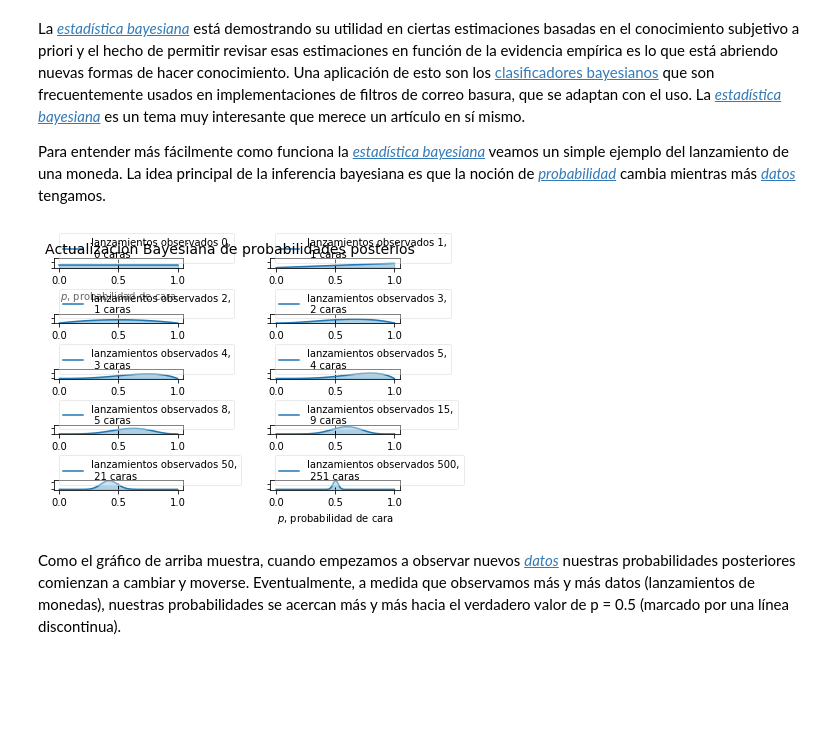
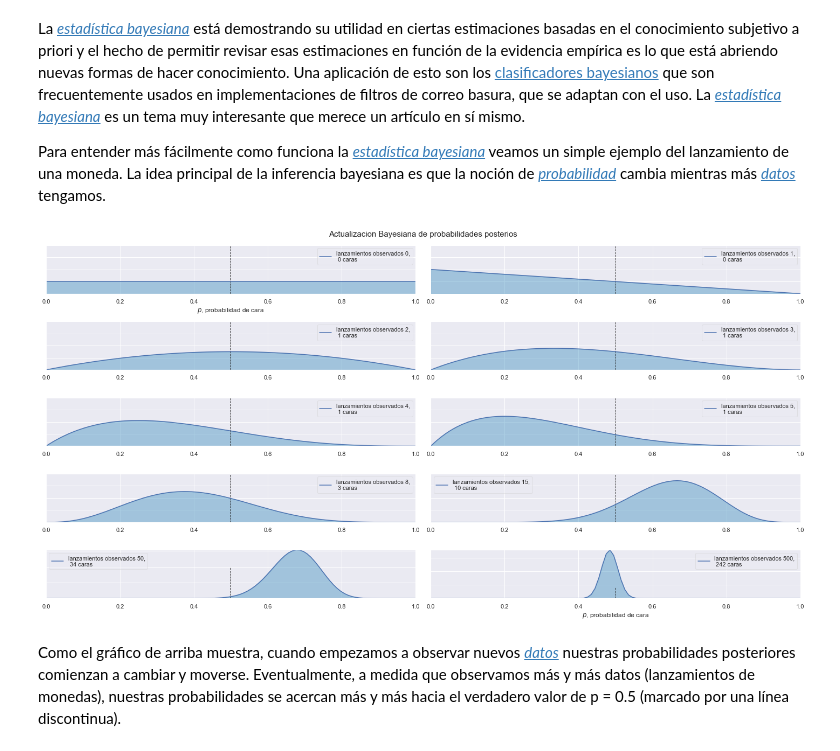
Before and after one commit to thebridge-tech/DataScience_PRE_Week3, a Jupyter notebook: WP3_WU_WEN_M.ipynb, the cells around one changed output. Drawn from its saved outputs; the diff is of its cells as text; code cells hidden in the pictures; blank space fills up the shorter version.

```diff
--- a/WP3_WU_WEN_M.ipynb
+++ b/WP3_WU_WEN_M.ipynb
@@ -40,9 +40,19 @@ import matplotlib.pyplot as plt
 import numpy as np # importando numpy
 import pandas as pd # importando pandas
 from scipy import stats
+import seaborn as sns
 
 np.random.seed(2131982) # para poder replicar el random
 
+import matplotlib.pyplot as plt # importando matplotlib
+import seaborn as sns # importando seaborn
+
+# parametros esteticos de seaborn
+# sns.set_palette("PuBuGn_d", desat=.6)
+sns.set_palette("Dark2")
+sns.set_context(rc={"figure.figsize": (8, 4)})
+#sns.set()
+
 %matplotlib inline
 # %%
 # Ejemplo ley de grandes números
@@ -140,34 +150,35 @@ La *[estadística bayesiana](https://es.wikipedia.org/wiki/Estad%C3%ADstica_baye
 Para entender más fácilmente como funciona la *[estadística bayesiana](https://es.wikipedia.org/wiki/Estad%C3%ADstica_bayesiana)* veamos un simple ejemplo del lanzamiento de una moneda. La idea principal de la inferencia bayesiana es que la noción de *[probabilidad](https://es.wikipedia.org/wiki/Probabilidad)* cambia mientras más *[datos](https://es.wikipedia.org/wiki/Dato)* tengamos.
 # %%
 sns.set_context(rc={"figure.figsize": (11, 9)})
-
+plt.figure(figsize=(20,10))
+sns.set()
 dist = stats.beta
 n_trials = [0, 1, 2, 3, 4, 5, 8, 15, 50, 500]
 data = stats.bernoulli.rvs(0.5, size=n_trials[-1])
 x = np.linspace(0, 1, 100)
 
 for k, N in enumerate(n_trials):
     sx = plt.subplot(len(n_trials) / 2, 2, k + 1)
     plt.xlabel("$p$, probabilidad de cara") \
         if k in [0, len(n_trials) - 1] else None
     plt.setp(sx.get_yticklabels(), visible=False)
     heads = data[:N].sum()
     y = dist.pdf(x, 1 + heads, 1 + N - heads)
     plt.plot(x, y, label="lanzamientos observados %d,\n %d caras" % (N, heads))
     plt.fill_between(x, 0, y, color="#348ABD", alpha=0.4)
     plt.vlines(0.5, 0, 4, color="k", linestyles="--", lw=1)
 
     leg = plt.legend()
     leg.get_frame().set_alpha(0.4)
-    plt.autoscale(tight=False)
+    plt.autoscale(tight=True)
 
 plt.suptitle("Actualizacion Bayesiana de probabilidades posterios",
              y=1.02,
-             fontsize=14)
+             fontsize=15)
 
 plt.tight_layout()
 # %% [output]
-[figure, old version]
+[figure, new version]
 # %% [markdown]
 Como el gráfico de arriba muestra, cuando empezamos a observar nuevos *[datos](https://es.wikipedia.org/wiki/Dato)* nuestras probabilidades posteriores comienzan a cambiar y moverse. Eventualmente, a medida que observamos más y más datos (lanzamientos de monedas), nuestras probabilidades se acercan más y más hacia el verdadero valor de p = 0.5 (marcado por una línea discontinua).
 # %% [markdown]
```
Also changed, not shown: parts of 4 cells of this notebook, 1 other file.
